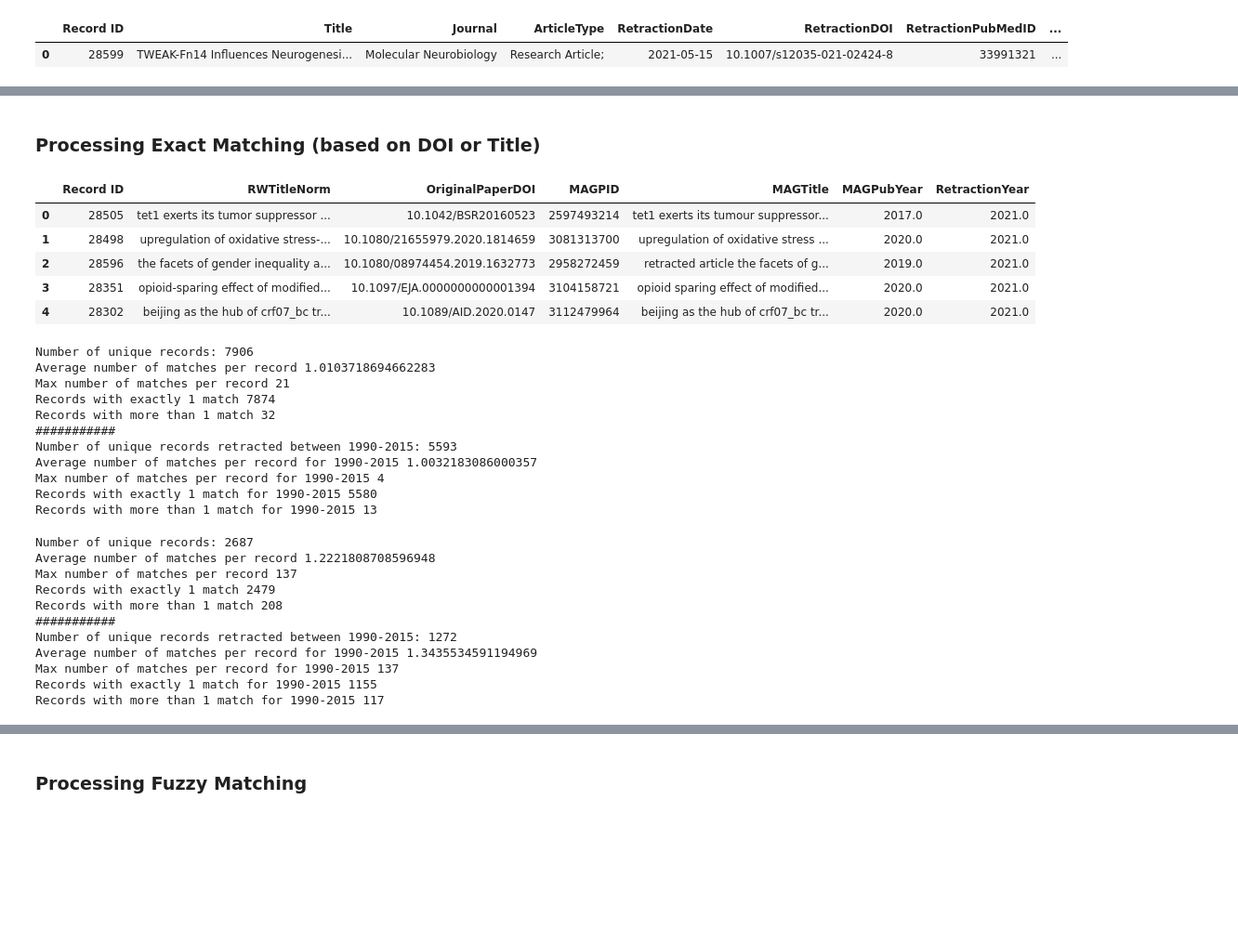
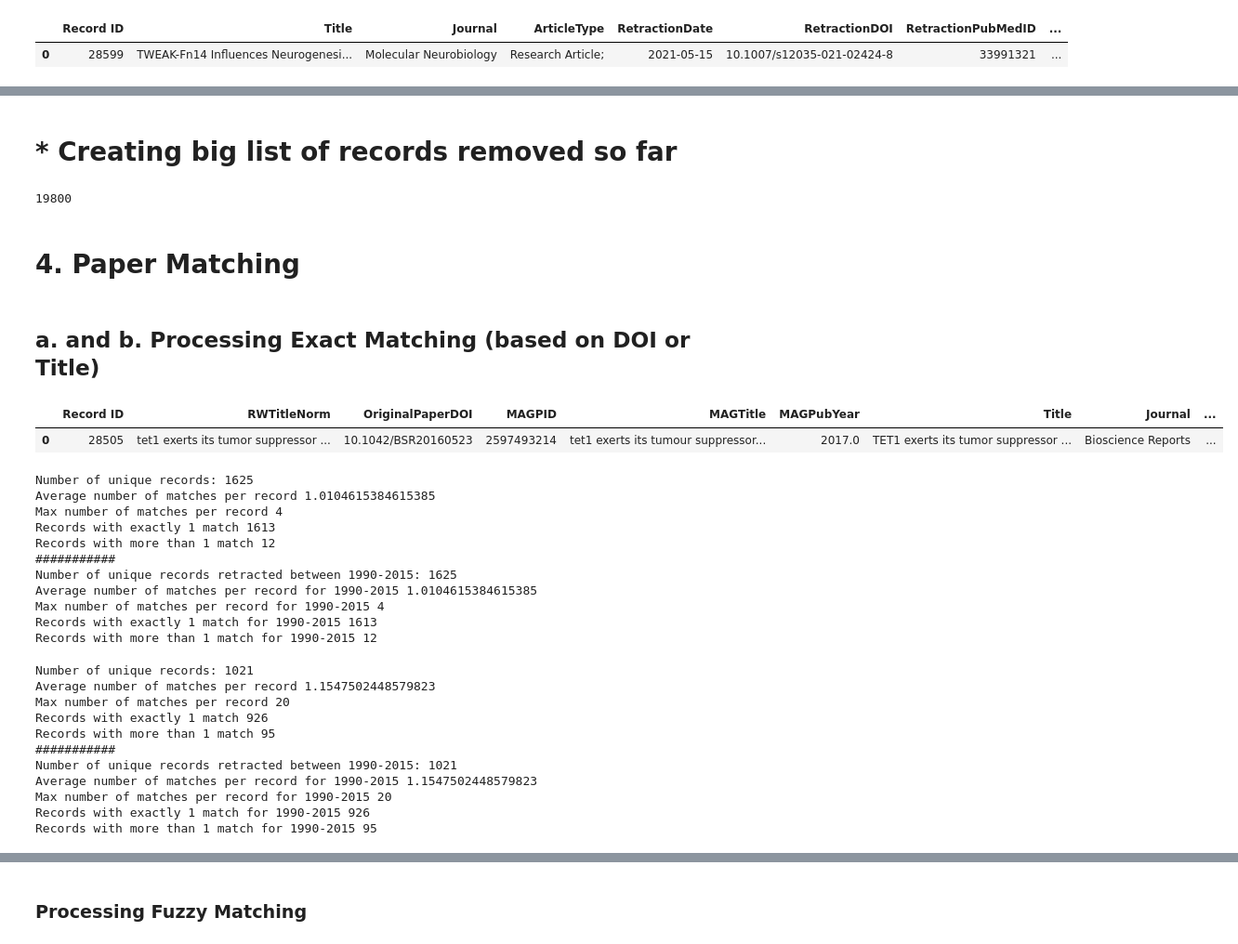
Before and after one commit to samemon/retraction_effects_on_academic_careers, a Jupyter notebook: code/preprocessing/0e.process_paper_matching.ipynb, the cells around one changed output, grey strips where cells are left out. Shown at 93% size. Drawn from its saved outputs; the diff is of its cells as text; code cells hidden in the pictures; blank space fills up the shorter version.

Commit message:
Added some parts for filtering records

```diff
--- a/code/preprocessing/0e.process_paper_matching.ipynb
+++ b/code/preprocessing/0e.process_paper_matching.ipynb
@@ -112,3 +110,14 @@ len(set(records_removed_1990_2015)-set(records_removed_duplicate_titles)\
+# %% [markdown]
+# * Creating big list of records removed so far
+# %%
+records_filtered = set(list(records_removed_1990_2015)+list(records_removed_duplicate_titles)\
+        +list(records_removed_bulk_retractions)+list(records_removed_notices_from_RW))
+
+len(records_filtered)
+# %% [output]
+19800
+# %% [markdown]
+# 4. Paper Matching
 # %%
 def extract_record_summary(dfi):
     """
@@ -151,51 +160,56 @@ def extract_record_summary(dfi):
     print("Records with more than 1 match for 1990-2015",
          dfk[dfk['NumMatches'].gt(1)]['Record ID'].nunique())
 # %% [markdown]
-### Processing Exact Matching (based on DOI or Title)
+## a. and b. Processing Exact Matching (based on DOI or Title)
 # %%
 # Let us explore exact matching first
 
+# Reading papers that were matched by exact matching
 df = pd.read_csv(PROCESSED_EXACT_PAPER_MATCH_LOCAL_PATH)
-df = df.merge(df_rw, on='Record ID')
-df.head()
+df = df.merge(df_rw.drop(columns=['OriginalPaperDOI']), on='Record ID')
+df.head(1)
 # %% [output]
-|  | Record ID | RWTitleNorm | OriginalPaperDOI | MAGPID | MAGTitle | MAGPubYear | RetractionYear |
-| 0 | 28505 | tet1 exerts its tumor suppressor ... | 10.1042/BSR20160523 | 2597493214 | tet1 exerts its tumour suppressor... | 2017.0 | 2021.0 |
-| 1 | 28498 | upregulation of oxidative stress-... | 10.1080/21655979.2020.1814659 | 3081313700 | upregulation of oxidative stress ... | 2020.0 | 2021.0 |
-| 2 | 28596 | the facets of gender inequality a... | 10.1080/08974454.2019.1632773 | 2958272459 | retracted article the facets of g... | 2019.0 | 2021.0 |
-| 3 | 28351 | opioid-sparing effect of modified... | 10.1097/EJA.0000000000001394 | 3104158721 | opioid sparing effect of modified... | 2020.0 | 2021.0 |
-| 4 | 28302 | beijing as the hub of crf07_bc tr... | 10.1089/AID.2020.0147 | 3112479964 | beijing as the hub of crf07_bc tr... | 2020.0 | 2021.0 |
+|  | Record ID | RWTitleNorm | OriginalPaperDOI | MAGPID | MAGTitle | MAGPubYear | Title | Journal | ... |
+| 0 | 28505 | tet1 exerts its tumor suppressor ... | 10.1042/BSR20160523 | 2597493214 | tet1 exerts its tumour suppressor... | 2017.0 | TET1 exerts its tumor suppressor ... | Bioscience Reports | ... |
 # %%
-# Extracting those that were matched only on DOI
+# Extracting those that were matched only on DOI i.e. their DOI != NaN
+matched_doi = df[~df['OriginalPaperDOI'].isna()]
 
-matched_doi = df[~df.OriginalPaperDOI.isna()]
+# Let us remove all the records that were filtered
+matched_doi = matched_doi[~matched_doi['Record ID'].isin(records_filtered)]
 
 extract_record_summary(matched_doi)
 # %% [output]
-Number of unique records: 7906
-Average number of matches per record 1.0103718694662283
-Max number of matches per record 21
-Records with exactly 1 match 7874
-Records with more than 1 match 32
+Number of unique records: 1625
+Average number of matches per record 1.0104615384615385
+Max number of matches per record 4
+Records with exactly 1 match 1613
+Records with more than 1 match 12
 ###########
-Number of unique records retracted between 1990-2015: 5593
-Average number of matches per record for 1990-2015 1.0032183086000357
+Number of unique records retracted between 1990-2015: 1625
+Average number of matches per record for 1990-2015 1.0104615384615385
 Max number of matches per record for 1990-2015 4
-Records with exactly 1 match for 1990-2015 5580
-Records with more than 1 match for 1990-2015 13
+Records with exactly 1 match for 1990-2015 1613
+Records with more than 1 match for 1990-2015 12
 # %%
 # Extracting records that were matched on title (coz no DOI)
 matched_title = df[df.OriginalPaperDOI.isna()]
+
+# Let us remove all the records that were filtered
+matched_title = matched_title[~matched_title['Record ID'].isin(records_filtered)]
+
+#matched_title = matched_title[matched_title['Record ID'].isin(matched_doi['Record ID'].unique())]
+
 extract_record_summary(matched_title)
 # %% [output]
-Number of unique records: 2687
-Average number of matches per record 1.2221808708596948
-Max number of matches per record 137
-Records with exactly 1 match 2479
-Records with more than 1 match 208
+Number of unique records: 1021
+Average number of matches per record 1.1547502448579823
+Max number of matches per record 20
+Records with exactly 1 match 926
+Records with more than 1 match 95
 ###########
-Number of unique records retracted between 1990-2015: 1272
-Average number of matches per record for 1990-2015 1.3435534591194969
-Max number of matches per record for 1990-2015 137
-Records with exactly 1 match for 1990-2015 1155
-Records with more than 1 match for 1990-2015 117
+Number of unique records retracted between 1990-2015: 1021
+Average number of matches per record for 1990-2015 1.1547502448579823
+Max number of matches per record for 1990-2015 20
+Records with exactly 1 match for 1990-2015 926
+Records with more than 1 match for 1990-2015 95
```
Also changed, not shown: parts of 34 cells of this notebook.
